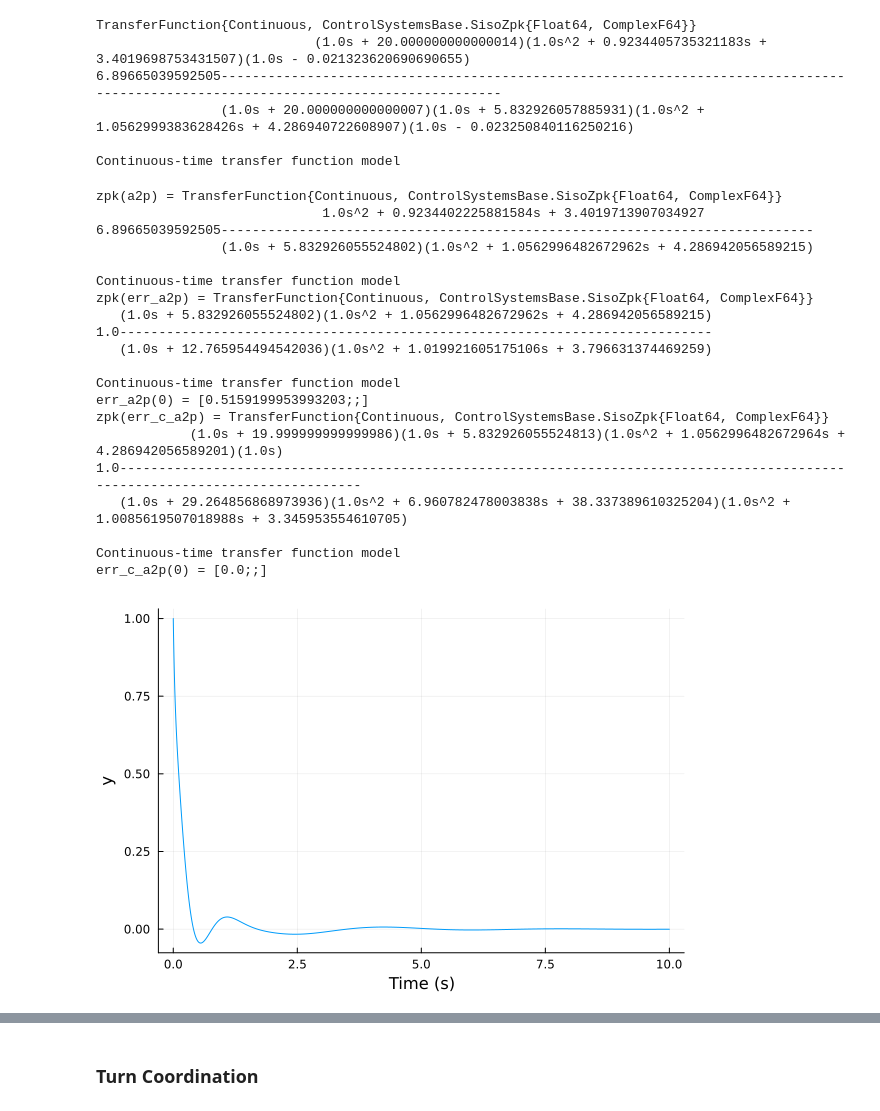
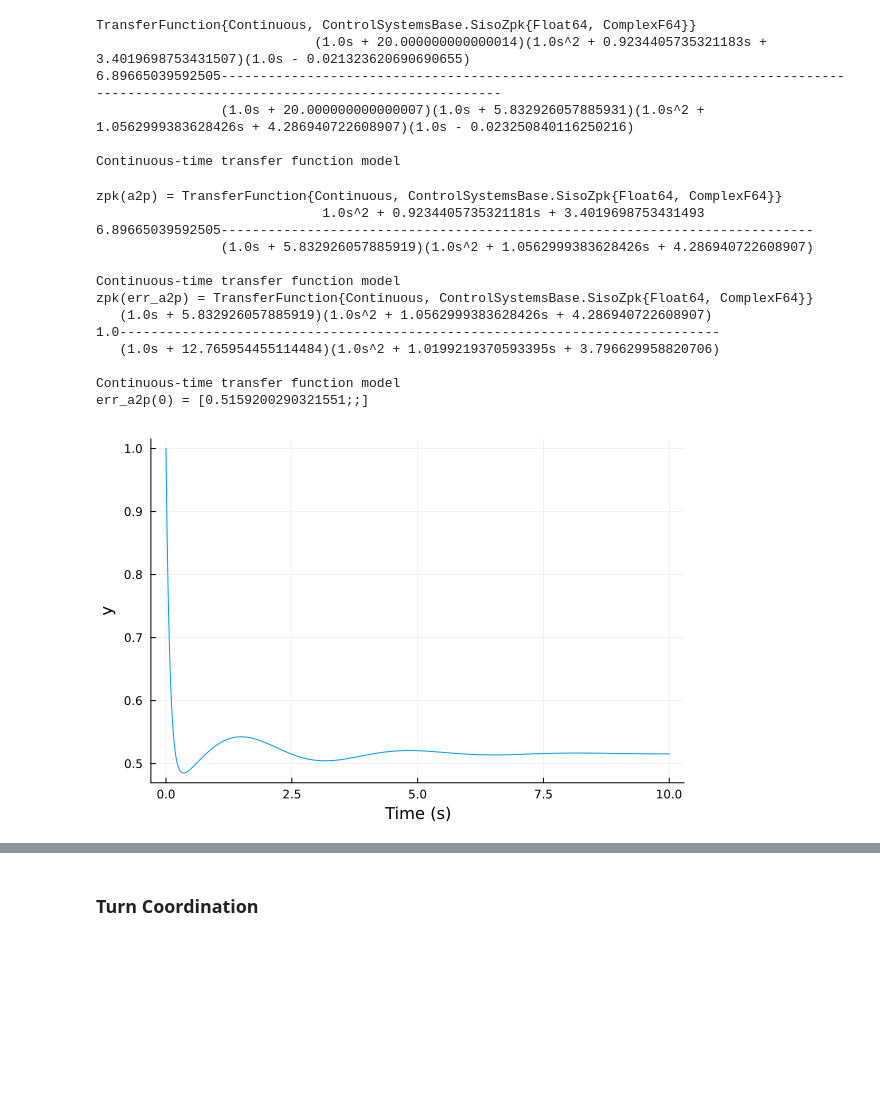
Before and after one commit to e271828e/Flight.jl, a Jupyter notebook: src/aircraft/c172r/design/roll_yaw_cas.ipynb, the cells around one changed output, grey strips where cells are left out. Saved outputs shown, nothing was run; the diff lists cells and outputs as text; code cells hidden in the pictures; blank space fills up the shorter version.

```diff
--- a/src/aircraft/c172r/design/roll_yaw_cas.ipynb
+++ b/src/aircraft/c172r/design/roll_yaw_cas.ipynb
@@ -88,58 +88,34 @@ Continuous-time transfer function model
 # %%
 #there is a natural pole-zero near-cancellations. it is in the right half plane,
 #but its time constant is extremely slow. since they are natural (not achieved
 #through compensation), we can probably simplify them. they likely represent
 #nearly uncontrollable states, because the pole is insensitive to feedforward
 #compensation. this pole-zero pair disappears when v_y is omitted from the
 #lateral dynamics, so it may represent the intuitive notion that v_y is not
 #really controllable in a conventional aircraft! it is not mathematical, exact
 #uncontrollability (which would result in exact pole-zero cancellation), but
 #practical uncontrollability
 a2p = minreal(roll_dyn_tf, 1e-2)
 @show zpk(a2p)
 
 #output error transfer function for a unit feedback closed loop
 err_a2p = 1/(1+a2p)
 @show zpk(err_a2p)
 #steady state error of the closed loop system for a unit step input
 @show err_a2p(0)
-step(err_a2p, 2) |> plot
-
-#this
-
-k_p = 0.5
-k_i = 8
-k_d = 0.05
-τ_d = 0.05
-c = k_p + k_i * tf(1, [1,0]) + k_d * tf([1, 0], [τ_d, 1])
-
-c_a2p = series(c, a2p)
-err_c_a2p = 1/(1+c_a2p)
-@show zpk(err_c_a2p);
-@show err_c_a2p(0)
-step(err_c_a2p, 10) |> plot
-# # @show poles(err_c2_c1_r2β)
-# # nyquistplot(a2p)
-# marginplot(c_a2p)
+step(err_a2p, 10) |> plot
 # %% [output]
 zpk(a2p) = TransferFunction{Continuous, ControlSystemsBase.SisoZpk{Float64, ComplexF64}}
-                             1.0s^2 + 0.9234402225881584s + 3.4019713907034927
+                             1.0s^2 + 0.9234405735321181s + 3.4019698753431493
 6.89665039592505----------------------------------------------------------------------------
-                (1.0s + 5.832926055524802)(1.0s^2 + 1.0562996482672962s + 4.286942056589215)
+                (1.0s + 5.832926057885919)(1.0s^2 + 1.0562999383628426s + 4.286940722608907)
 
 Continuous-time transfer function model
 zpk(err_a2p) = TransferFunction{Continuous, ControlSystemsBase.SisoZpk{Float64, ComplexF64}}
-   (1.0s + 5.832926055524802)(1.0s^2 + 1.0562996482672962s + 4.286942056589215)
-1.0----------------------------------------------------------------------------
-   (1.0s + 12.765954494542036)(1.0s^2 + 1.019921605175106s + 3.796631374469259)
+   (1.0s + 5.832926057885919)(1.0s^2 + 1.0562999383628426s + 4.286940722608907)
+1.0-----------------------------------------------------------------------------
+   (1.0s + 12.765954455114484)(1.0s^2 + 1.0199219370593395s + 3.796629958820706)
 
 Continuous-time transfer function model
-err_a2p(0) = [0.5159199953993203;;]
-zpk(err_c_a2p) = TransferFunction{Continuous, ControlSystemsBase.SisoZpk{Float64, ComplexF64}}
-            (1.0s + 19.999999999999986)(1.0s + 5.832926055524813)(1.0s^2 + 1.0562996482672964s + 4.286942056589201)(1.0s)
-1.0-------------------------------------------------------------------------------------------------------------------------------
-   (1.0s + 29.264856868973936)(1.0s^2 + 6.960782478003838s + 38.337389610325204)(1.0s^2 + 1.0085619507018988s + 3.345953554610705)
-
-Continuous-time transfer function model
-err_c_a2p(0) = [0.0;;]
+err_a2p(0) = [0.5159200290321551;;]
-[figure, old version]
+[figure, new version]
```
Also changed, not shown: parts of 5 cells of this notebook, 4 other files.
